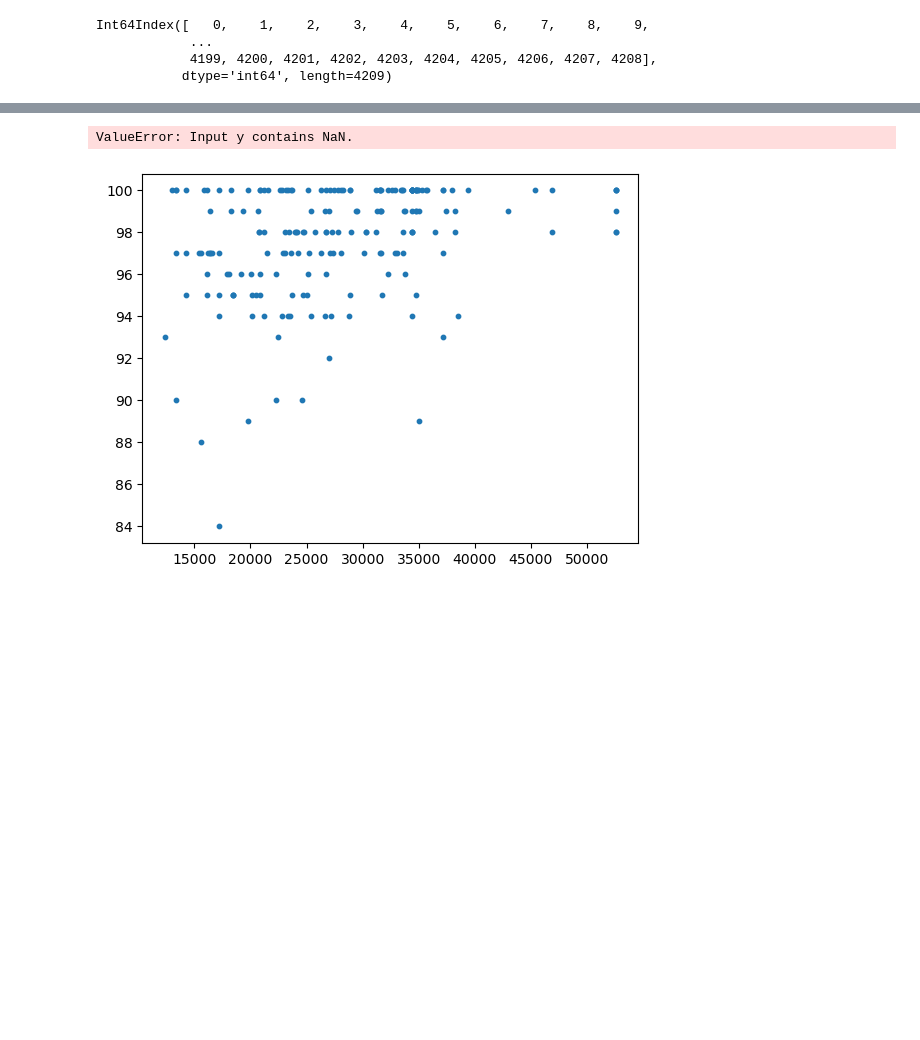
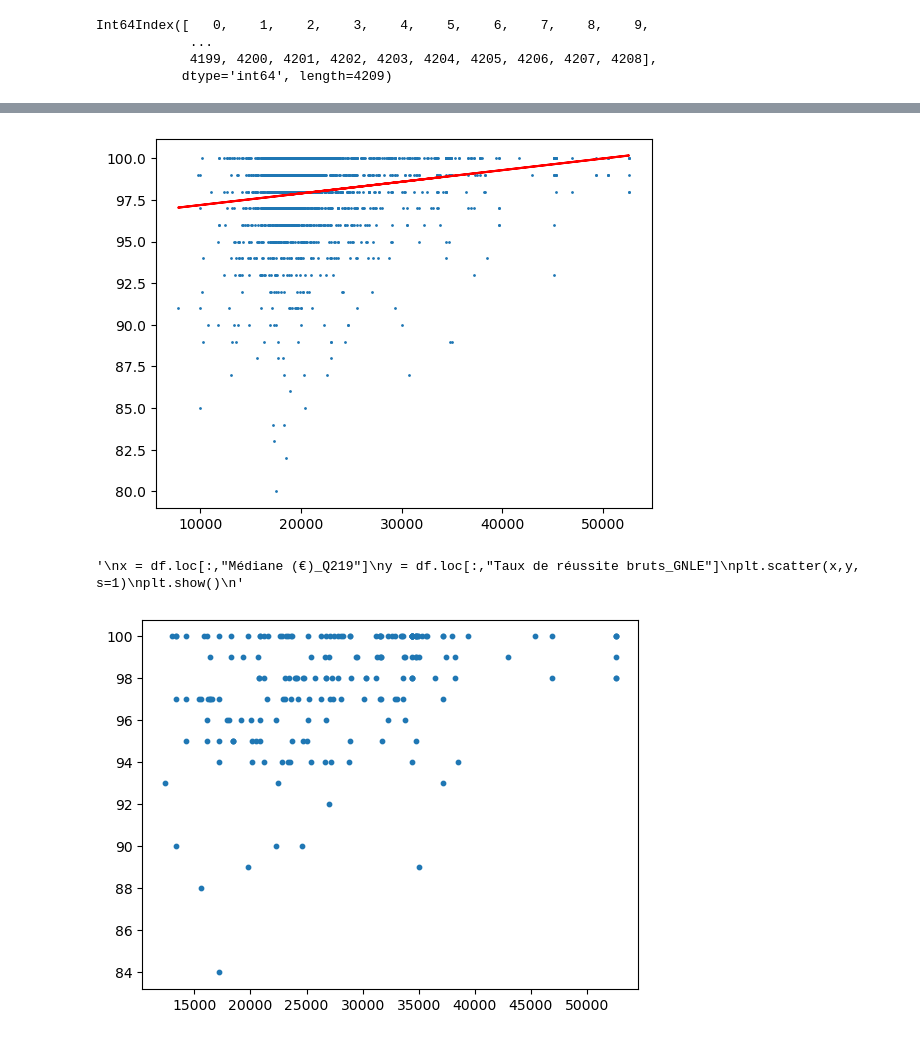
Before and after one commit to Acochepin/Python-2A---AC---JM---RS, a Jupyter notebook: Manipulation bases de données.ipynb, the cells around one changed output, grey strips where cells are left out. Saved outputs shown, nothing was run; the diff lists cells and outputs as text; code cells hidden in the pictures; blank space fills up the shorter version.

```diff
--- a/Manipulation bases de données.ipynb
+++ b/Manipulation bases de données.ipynb
@@ -496,3 +496,7 @@ Int64Index([   0,    1,    2,    3,    4,    5,    6,    7,    8,    9,
             ...
             4199, 4200, 4201, 4202, 4203, 4204, 4205, 4206, 4207, 4208],
            dtype='int64', length=4209)
+# %%
+df_reg = df[[ "Médiane (€)_Q219", "Taux de réussite bruts_GNLE"]]
+df_reg = df_reg.dropna(axis = 0, how = "any")
+df_reg
@@ -499,31 +517,32 @@ Int64Index([   0,    1,    2,    3,    4,    5,    6,    7,    8,    9,
 # %%
 
 
 from sklearn.linear_model import LinearRegression
 
-x = np.array(df.loc[:,"Médiane (€)_Q219"])
-y = np.array(df.loc[:,"Taux de réussite bruts_GNLE"])
+x = np.array(df_reg[["Médiane (€)_Q219"]])
+y = np.array(df_reg[["Taux de réussite bruts_GNLE"]])
 
 x = x.reshape(-1,1)
 y = y.reshape(-1,1)
 
 regression_model = LinearRegression()
 regression_model.fit(x,y)
 y_predicted = regression_model.predict(x)
 
 
 plt.scatter(x,y, s=1)
 plt.plot(x, y_predicted, color='r')
 plt.show()
 
 """
 x = df.loc[:,"Médiane (€)_Q219"]
 y = df.loc[:,"Taux de réussite bruts_GNLE"]
 plt.scatter(x,y, s=1)
 plt.show()
 """
 # %% [output]
+[figure, added]
-ValueError: Input y contains NaN.
+'\nx = df.loc[:,"Médiane (€)_Q219"]\ny = df.loc[:,"Taux de réussite bruts_GNLE"]\nplt.scatter(x,y, s=1)\nplt.show()\n'
 # %%
 #Hauts revenus
 df4 = df.loc[df["Informations établissement_Académie"] == "VERSAILLES"]
```
Also changed, not shown: parts of 4 cells of this notebook.
